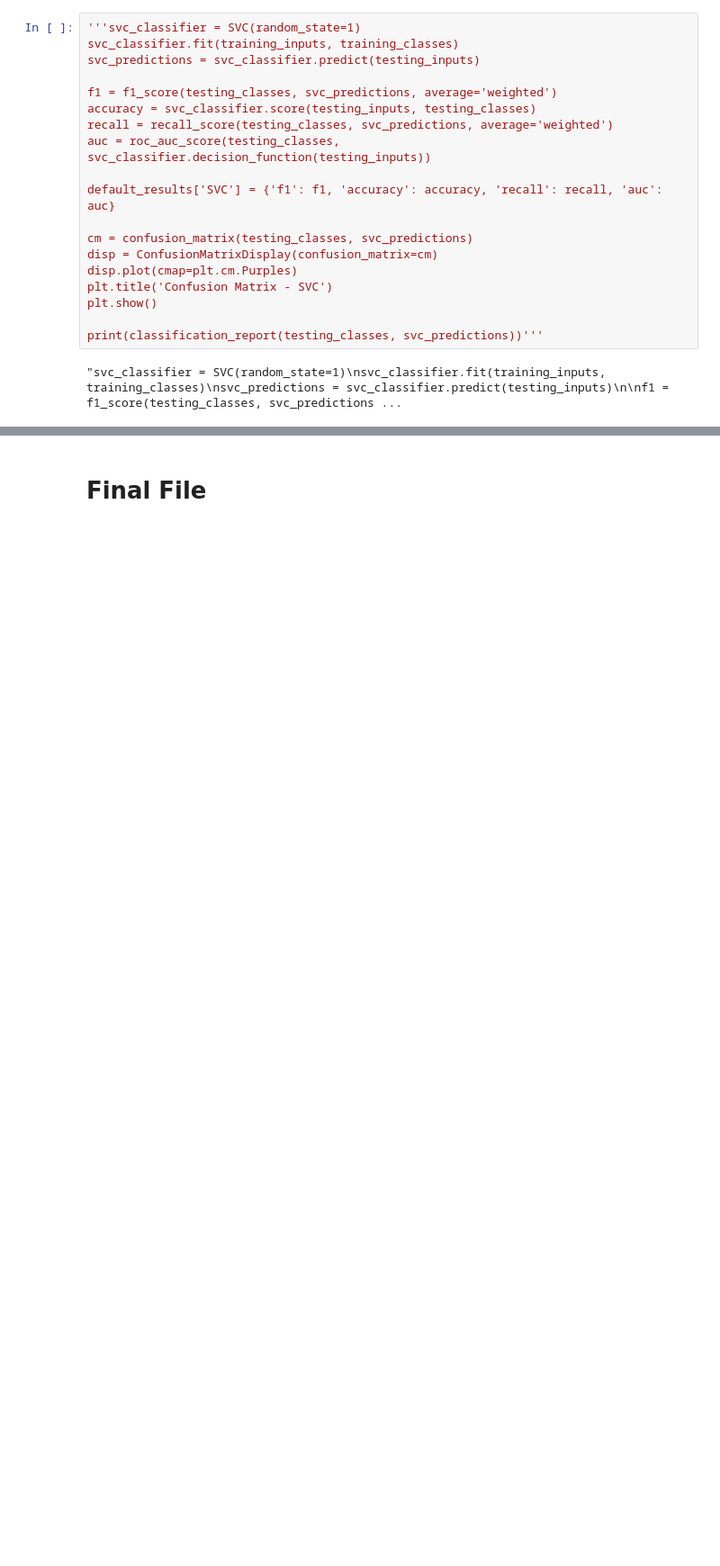
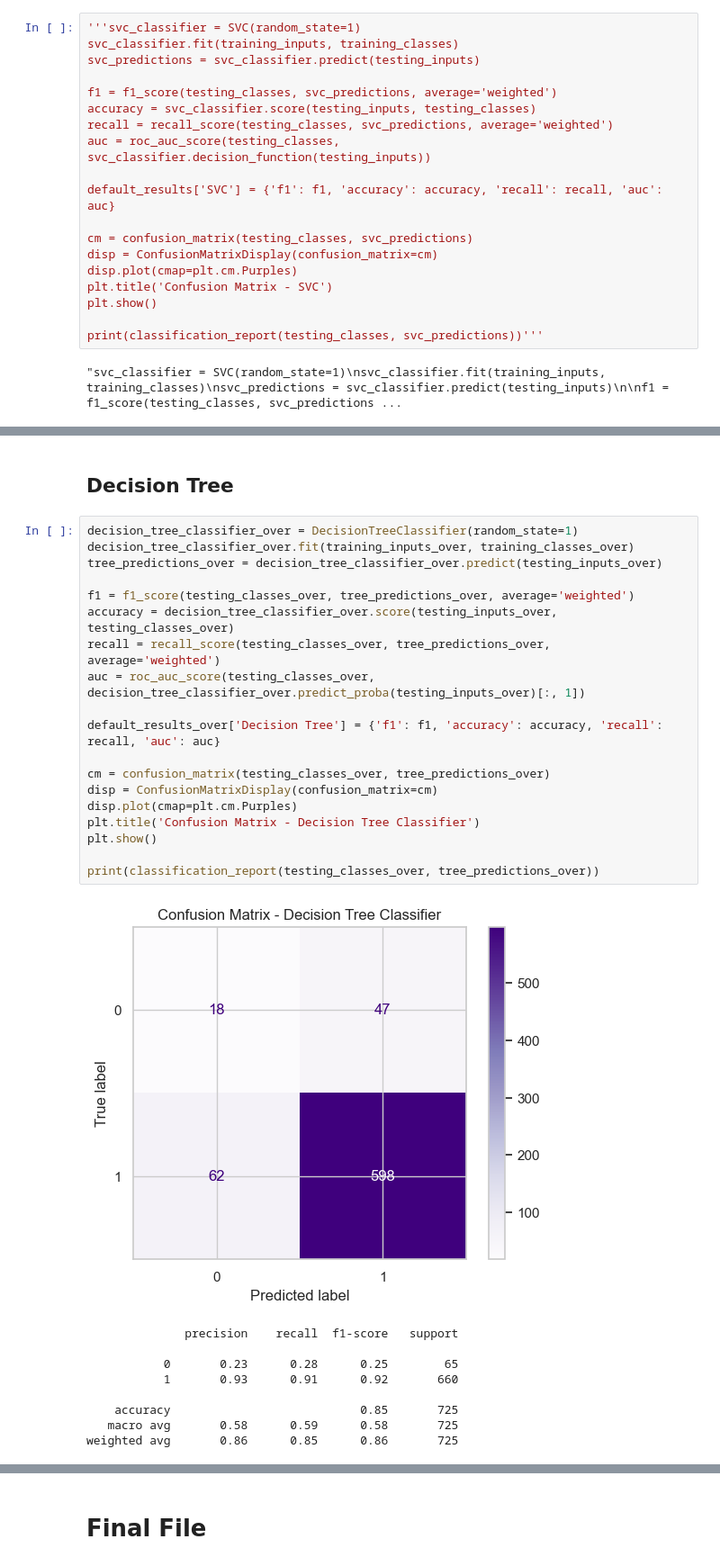
Before and after one commit to eduardooliveiraps/HealthInsurancePredictor, a Jupyter notebook: health_insurance_predictor copy.ipynb, the cells around one changed output, grey strips where cells are left out. Shown at 90% size. Cells and saved outputs as stored; diff of their text form; blank space fills up the shorter version.

```diff
--- a/health_insurance_predictor copy.ipynb
+++ b/health_insurance_predictor copy.ipynb
@@ -964,0 +755,31 @@ svc_predictions = svc_classifier.predict(testing_inputs)
+# %% [markdown]
+## Decision Tree
+# %%
+decision_tree_classifier_over = DecisionTreeClassifier(random_state=1)
+decision_tree_classifier_over.fit(training_inputs_over, training_classes_over)
+tree_predictions_over = decision_tree_classifier_over.predict(testing_inputs_over)
+
+f1 = f1_score(testing_classes_over, tree_predictions_over, average='weighted')
+accuracy = decision_tree_classifier_over.score(testing_inputs_over, testing_classes_over)
+recall = recall_score(testing_classes_over, tree_predictions_over, average='weighted')
+auc = roc_auc_score(testing_classes_over, decision_tree_classifier_over.predict_proba(testing_inputs_over)[:, 1])
+
+default_results_over['Decision Tree'] = {'f1': f1, 'accuracy': accuracy, 'recall': recall, 'auc': auc}
+
+cm = confusion_matrix(testing_classes_over, tree_predictions_over)
+disp = ConfusionMatrixDisplay(confusion_matrix=cm)
+disp.plot(cmap=plt.cm.Purples)
+plt.title('Confusion Matrix - Decision Tree Classifier')
+plt.show()
+
+print(classification_report(testing_classes_over, tree_predictions_over))
+# %% [output]
+[figure, added]
+              precision    recall  f1-score   support
+
+           0       0.23      0.28      0.25        65
+           1       0.93      0.91      0.92       660
+
+    accuracy                           0.85       725
+   macro avg       0.58      0.59      0.58       725
+weighted avg       0.86      0.85      0.86       725
```
Also changed, not shown: parts of 89 cells of this notebook, 5 other files.
